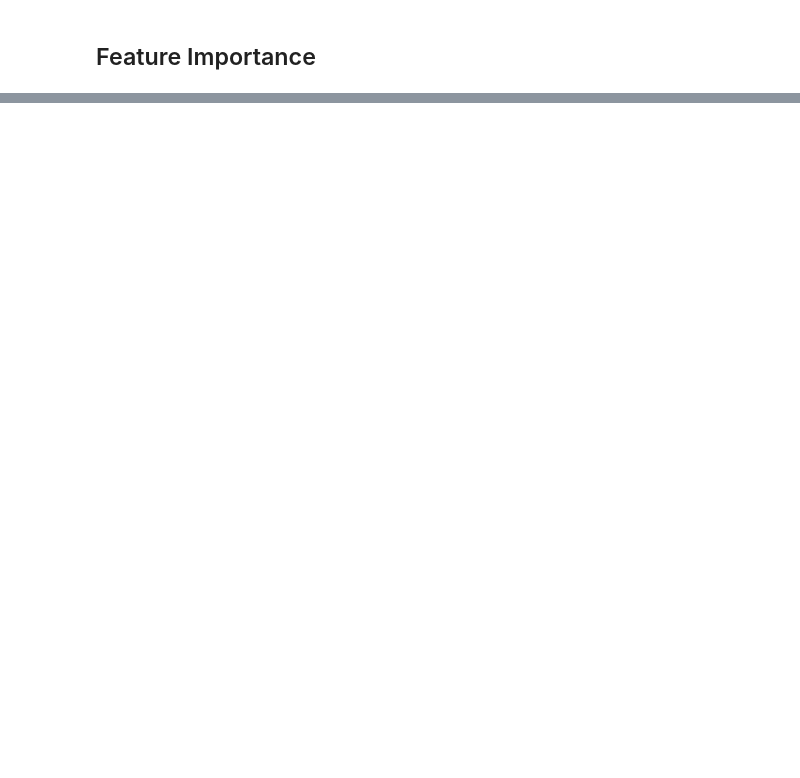
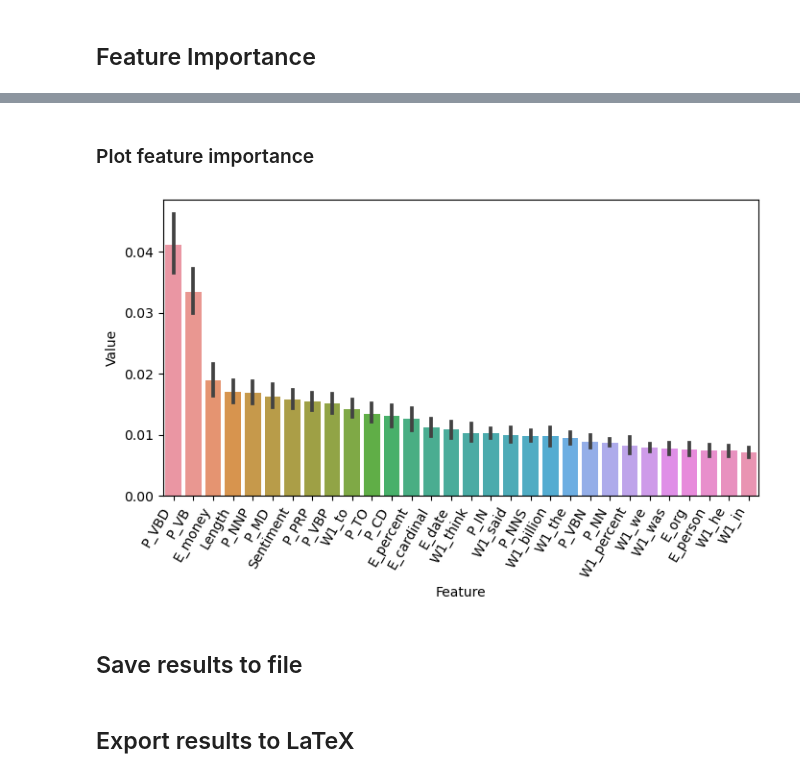
Before and after one commit to SigneK42/fact_check_worthy_claim, a Jupyter notebook: notebooks/RandomForest.ipynb, the cells around one changed output, grey strips where cells are left out. Saved outputs shown, nothing was run; the diff lists cells and outputs as text; code cells hidden in the pictures; blank space fills up the shorter version.

```diff
--- a/notebooks/RandomForest.ipynb
+++ b/notebooks/RandomForest.ipynb
@@ -674,0 +206,12 @@ score_saving(df_score_train, df_score_test, fname='rfc_score')
+# %%
+best_features = df_score_test.sort_values(by='f_wavg', ascending=False).reset_index().loc[0, 'features']
+best_features_idx = experiments[best_features]
+best_model = models[best_features].best_estimator_
+# %%
+# Average feature importance
+df_feature_importance = pd.DataFrame(
+    best_model.feature_importances_,
+    index=df_features.columns[best_features_idx],
+    columns=['Importance']
+).sort_values('Importance', ascending=False)
+df_feature_importance.head(10)
@@ -674,0 +230,7 @@ score_saving(df_score_train, df_score_test, fname='rfc_score')
+# %%
+# All feature importance for all trees
+df_feature_all = pd.DataFrame(
+    [tree.feature_importances_ for tree in best_model.estimators_],
+    columns=df_features.columns[best_features_idx]
+)
+df_feature_all.head()
@@ -674,0 +245,18 @@ score_saving(df_score_train, df_score_test, fname='rfc_score')
+# %%
+# Melt data to long format
+df_feature_long = pd.melt(
+    df_feature_all[df_feature_importance.head(30).index],
+    var_name='Feature',
+    value_name='Value'
+)
+# %% [markdown]
+### Plot feature importance
+# %%
+fig, ax = plt.subplots(figsize=(8, 4))
+sns.barplot(data=df_feature_long, x='Feature', y='Value', errorbar=('ci', 99), ax=ax)
+ax.set_xticklabels(ax.get_xticklabels(), rotation=60, ha='right')
+plt.show()
+# %% [output]
+[figure, added]
+# %% [markdown]
+## Save results to file
@@ -675,2 +270,4 @@ score_saving(df_score_train, df_score_test, fname='rfc_score')
+# %% [markdown]
+## Export results to LaTeX
 # %%
 to_latex(df_score_train)
```
Also changed, not shown: parts of 140 cells of this notebook, 9 other files.
